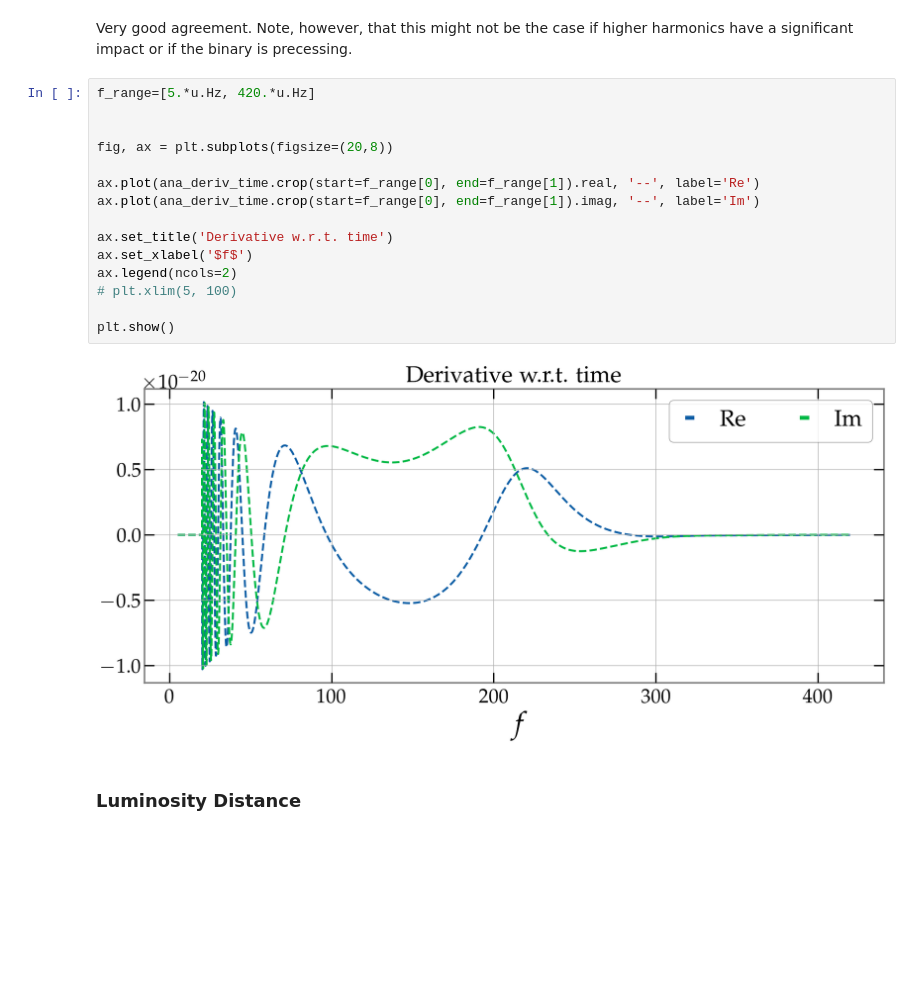
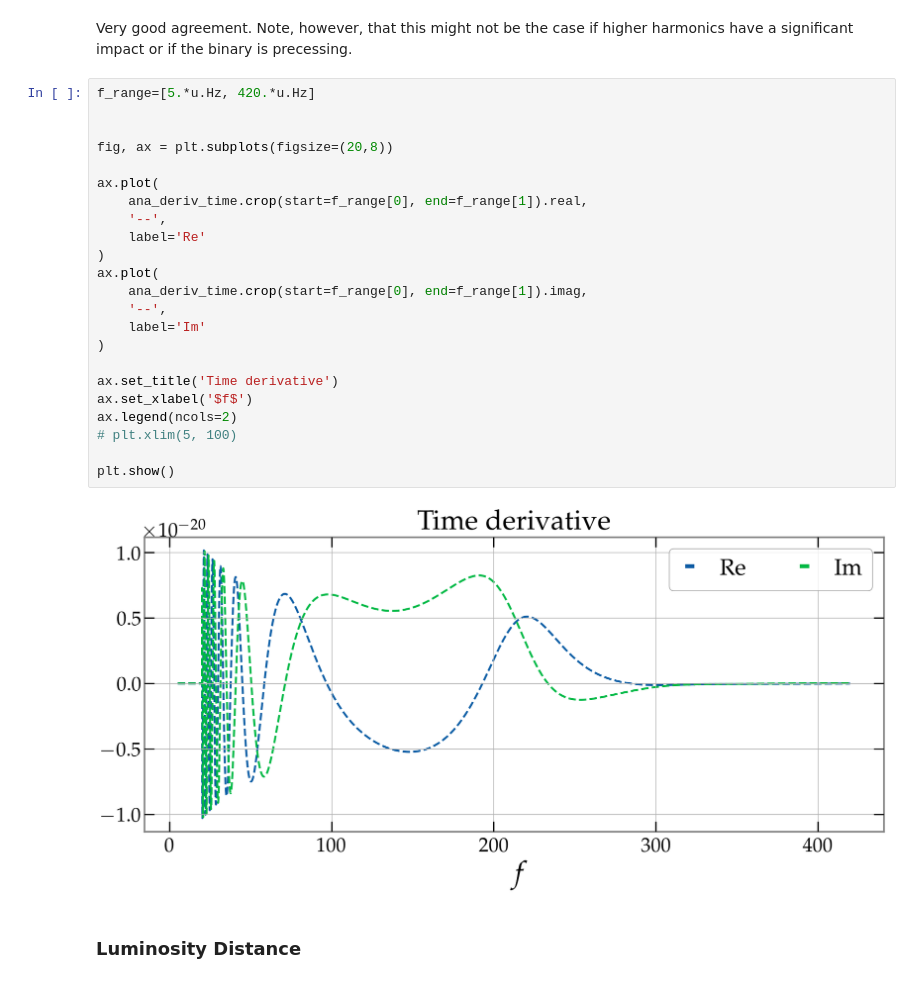
Before and after one commit to MaxMelching/gw-signal-tools, a Jupyter notebook: docs/tutorials/derivative_tests.ipynb, the cells around one changed output. Saved outputs shown, nothing was run; the diff lists cells and outputs as text; blank space fills up the shorter version.

```diff
--- a/docs/tutorials/derivative_tests.ipynb
+++ b/docs/tutorials/derivative_tests.ipynb
@@ -341,20 +401,28 @@ Very good agreement. Note, however, that this might not be the case if higher ha
 # %%
 f_range=[5.*u.Hz, 420.*u.Hz]
 
 
 fig, ax = plt.subplots(figsize=(20,8))
 
-ax.plot(ana_deriv_time.crop(start=f_range[0], end=f_range[1]).real, '--', label='Re')
-ax.plot(ana_deriv_time.crop(start=f_range[0], end=f_range[1]).imag, '--', label='Im')
+ax.plot(
+    ana_deriv_time.crop(start=f_range[0], end=f_range[1]).real,
+    '--',
+    label='Re'
+)
+ax.plot(
+    ana_deriv_time.crop(start=f_range[0], end=f_range[1]).imag,
+    '--',
+    label='Im'
+)
 
-ax.set_title('Derivative w.r.t. time')
+ax.set_title('Time derivative')
 ax.set_xlabel('$f$')
 ax.legend(ncols=2)
 # plt.xlim(5, 100)
 
 plt.show()
 # %% [output]
-[figure, old version]
+[figure, new version]
 # %% [markdown]
 ### Luminosity Distance
 # %% [markdown]
```
Also changed, not shown: parts of 25 cells of this notebook, 2 other files.
